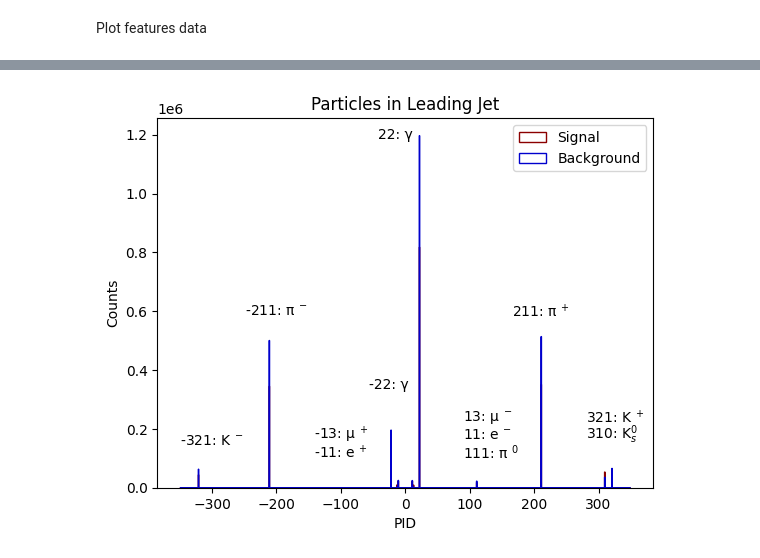
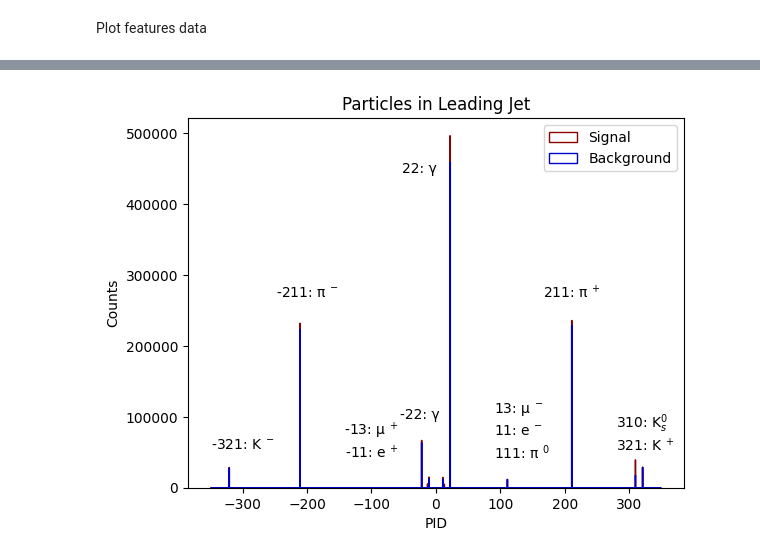
Before and after one commit to gpesticci/Jet-GNN, a Jupyter notebook: plots.ipynb, the cells around one changed output, grey strips where cells are left out. Saved outputs shown, nothing was run; the diff lists cells and outputs as text; code cells hidden in the pictures.

```diff
--- a/plots.ipynb
+++ b/plots.ipynb
@@ -13,3 +13,3 @@ Truth matching
 # %%
-sig_df = org_sig_df
-bkg_df = org_bkg_df
+sig_df = org_sig_df.copy()
+bkg_df = org_bkg_df.copy()
@@ -113,15 +92,0 @@ org_test_df = pd.concat([org_sig_jet1, org_bkg_jet1]).sample(frac=1, random_stat
-# %%
-# Distinguish signal and background
-sig_df['IsB'] = 1
-bkg_df['IsB'] = 0
-
-# Separate Jet 0 and Jet 1 data
-sig_jet0 = sig_df[sig_df.columns[sig_df.columns.str.contains("Jet0|IsB")]]
-bkg_jet0 = bkg_df[bkg_df.columns[bkg_df.columns.str.contains("Jet0|IsB")]]
-
-sig_jet1 = sig_df[sig_df.columns[sig_df.columns.str.contains("Jet1|IsB")]]
-bkg_jet1 = bkg_df[bkg_df.columns[bkg_df.columns.str.contains("Jet1|IsB")]]
-
-# Combine signal and background and shuffle
-train_df = pd.concat([sig_jet0, bkg_jet0]).sample(frac=1, random_state=42).reset_index(drop=True)
-test_df = pd.concat([sig_jet1, bkg_jet1]).sample(frac=1, random_state=42).reset_index(drop=True)
@@ -281,28 +201,28 @@ plt.legend(loc='best');
 # %%
-# Plot of Daughters PID in range of pions
+# Plot of Daughters PID in range of pions and kaons
 plt.hist(sig_list, label='Signal', bins=1000, range=[-350,350], histtype='step', color='darkred')
 plt.hist(bkg_list, label='Background', bins=1000, range=[-350,350], histtype='step', color='mediumblue')
 
-plt.text(-300, 160000, '-321: K $^{-}$', horizontalalignment='center', verticalalignment='center')
-plt.text(-200, 600000, '-211: π $^{-}$', horizontalalignment='center', verticalalignment='center')
-plt.text(-25, 350000, '-22: γ', horizontalalignment='center', verticalalignment='center')
-plt.text(-100, 180000, '-13: µ $^{+}$', horizontalalignment='center', verticalalignment='center')
-plt.text(-100, 120000, '-11: e $^{+}$', horizontalalignment='center', verticalalignment='center')
+plt.text(-300, 60000, '-321: K $^{-}$', horizontalalignment='center', verticalalignment='center')
+plt.text(-200, 275000, '-211: π $^{-}$', horizontalalignment='center', verticalalignment='center')
+plt.text(-25, 103000, '-22: γ', horizontalalignment='center', verticalalignment='center')
+plt.text(-100, 80000, '-13: µ $^{+}$', horizontalalignment='center', verticalalignment='center')
+plt.text(-100, 50000, '-11: e $^{+}$', horizontalalignment='center', verticalalignment='center')
 
-plt.text(90, 180000, '11: e $^{-}$', horizontalalignment='left', verticalalignment='center')
-plt.text(90, 240000, '13: µ $^{-}$', horizontalalignment='left', verticalalignment='center')
-plt.text(-15, 1200000, '22: γ', horizontalalignment='center', verticalalignment='center')
-plt.text(90, 120000, '111: π $^{0}$', horizontalalignment='left', verticalalignment='center')
-plt.text(211, 600000, '211: π $^{+}$', horizontalalignment='center', verticalalignment='center')
-plt.text(280, 180000, '310: K$^{0}_{s}$', horizontalalignment='left', verticalalignment='center')
-plt.text(280, 240000, '321: K $^{+}$', horizontalalignment='left', verticalalignment='center')
+plt.text(90, 80000, '11: e $^{-}$', horizontalalignment='left', verticalalignment='center')
+plt.text(90, 110000, '13: µ $^{-}$', horizontalalignment='left', verticalalignment='center')
+plt.text(-25, 450000, '22: γ', horizontalalignment='center', verticalalignment='center')
+plt.text(90, 50000, '111: π $^{0}$', horizontalalignment='left', verticalalignment='center')
+plt.text(211, 275000, '211: π $^{+}$', horizontalalignment='center', verticalalignment='center')
+plt.text(280, 90000, '310: K$^{0}_{s}$', horizontalalignment='left', verticalalignment='center')
+plt.text(280, 60000, '321: K $^{+}$', horizontalalignment='left', verticalalignment='center')
 
 plt.xlabel('PID');
 plt.ylabel('Counts');
 plt.title('Particles in Leading Jet');
 plt.legend(loc='best');
 # %% [output]
-[figure, old version]
+[figure, new version]
 # %%
 ipchi2_sig_list = []
 ipchi2_bkg_list = []
```
Also changed, not shown: parts of 39 cells of this notebook, 1 other file.
